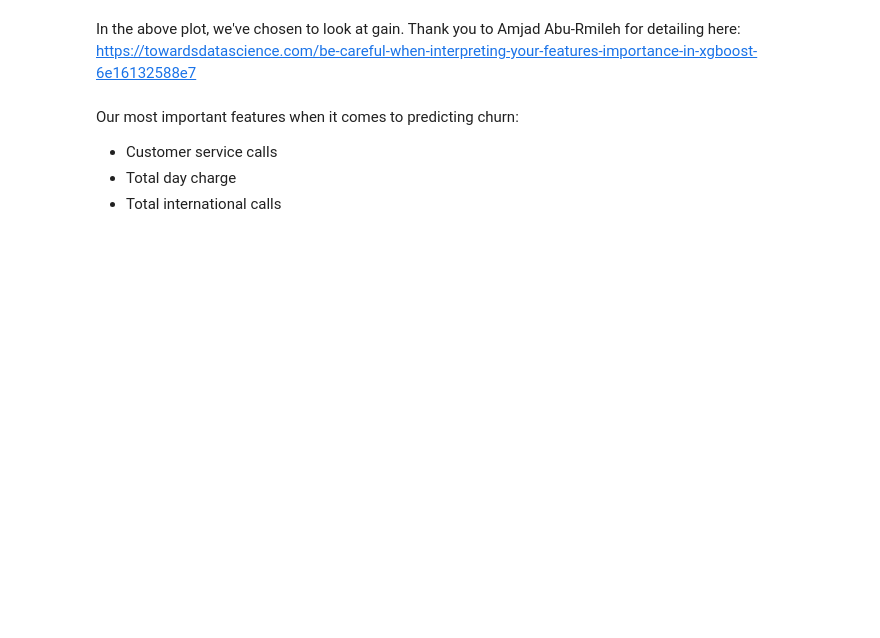
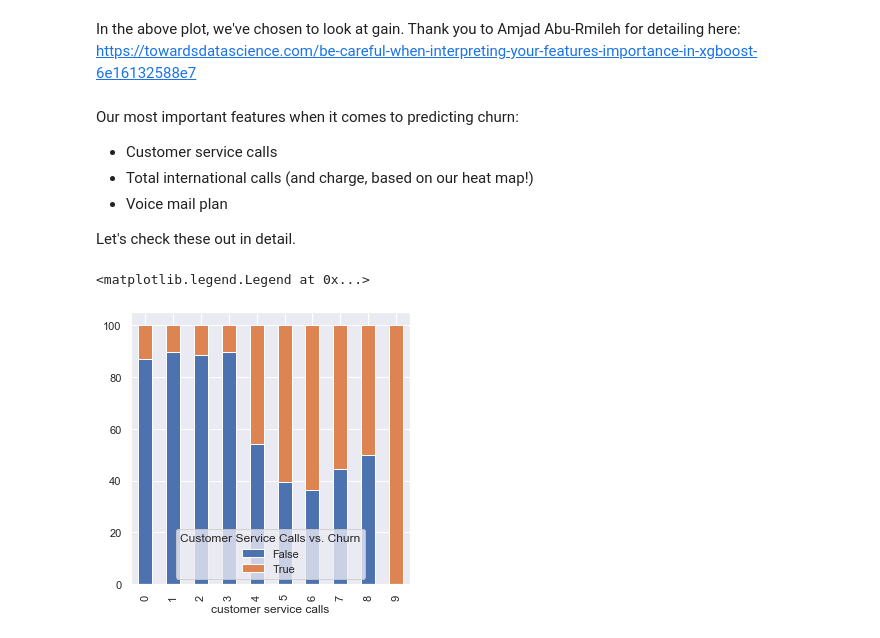
Before and after one commit to lambertmk/Module-3-V2.1, a Jupyter notebook: workbook.ipynb, the cells around one changed output. Saved outputs shown, nothing was run; the diff lists cells and outputs as text; code cells hidden in the pictures; blank space fills up the shorter version.

```diff
--- a/workbook.ipynb
+++ b/workbook.ipynb
@@ -625,5 +646,20 @@ In the above plot, we've chosen to look at gain. Thank you to Amjad Abu-Rmileh f
 # %% [markdown]
 Our most important features when it comes to predicting churn:
 - Customer service calls
-- Total day charge
-- Total international calls
+- Total international calls (and charge, based on our heat map!)
+- Voice mail plan
+
+Let's check these out in detail.
+# %%
+#customer service calls 100% stacked bar
+
+ax= pd.crosstab(df['customer service calls'], df['churn']).apply(lambda r: r/r.sum()*100, axis=1)
+ax_1 = ax.plot.bar(figsize=(5,5),stacked=True)
+plt.legend(loc='lower center', title="Customer Service Calls vs. Churn")
+
+# When we look at customer service calls as a percentage, rather than raw numbers, a trend becomes apparent.
+# If customers call in 4 or more times, the churn likelihood jumps.
+# This is a great quantitative focus for improvement - eg an alert when customers call in 2 or 3 times.
+# %% [output]
+<matplotlib.legend.Legend at 0x...>
+[figure, added]
```
Also changed, not shown: parts of 27 cells of this notebook.
